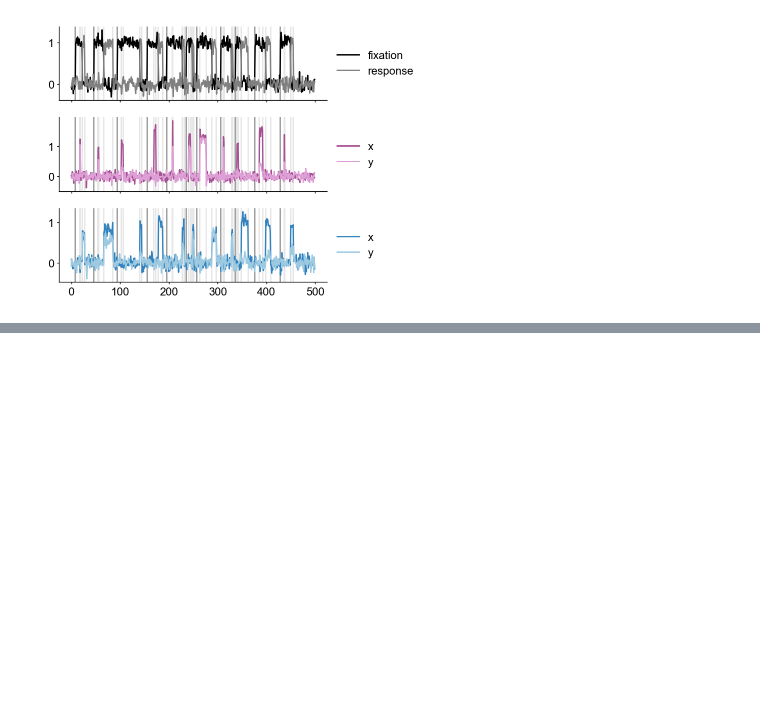
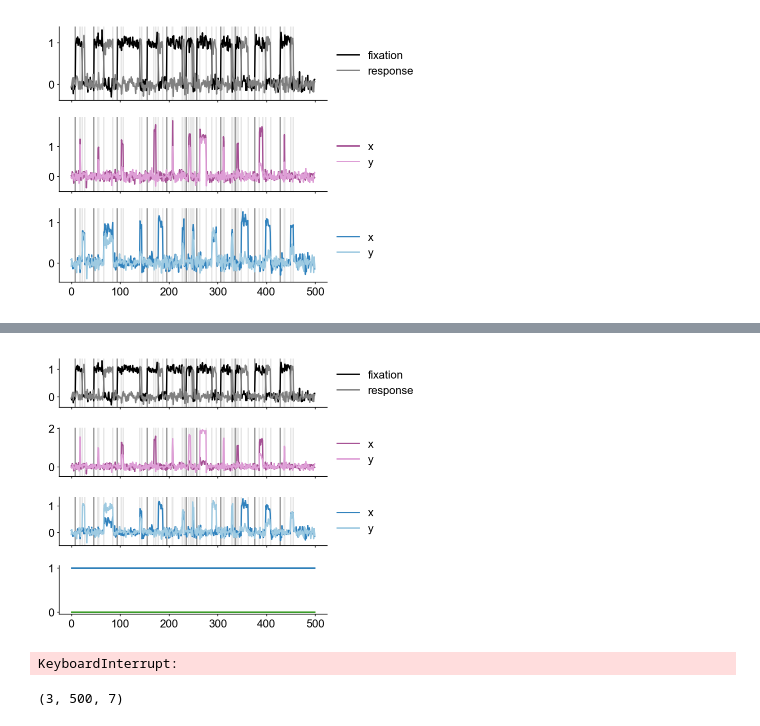
Before and after one commit to kaijfox/loop-dynamical-rnns, a Jupyter notebook: notebooks/24-07-17_driscoll-rnns.ipynb, the cells around one changed output, grey strips where cells are left out. Saved outputs shown, nothing was run; the diff lists cells and outputs as text; code cells hidden in the pictures; blank space fills up the shorter version.

```diff
--- a/notebooks/24-07-17_driscoll-rnns.ipynb
+++ b/notebooks/24-07-17_driscoll-rnns.ipynb
@@ -448,0 +465,16 @@ Reloading 'dynrn.rnntasks'.
+# %%
+multitask = DriscollTasks.merge_datasets([memorypro, memoryant, memoryrev])
+fig, ax = plt.subplots(4, 1, figsize=(4, 3), sharex = True)
+DriscollTasks.plot_session(
+    multitask["block_tasks"][0],
+    ax[:3],
+    multitask['stimuli'][..., :-multitask['n_task_flags']],
+    multitask['targets'],
+    multitask['periods'],
+    legend=True,
+    ax_size=(4, 0.7)
+)
+ax[3].plot(multitask['stimuli'][0, :, -multitask['n_task_flags']:])
+plotter.finalize(fig, None)
+# %% [output]
+[figure, added]
@@ -448,0 +513,33 @@ Reloading 'dynrn.rnntasks'.
+# %%
+x = th.tensor(multitask['stimuli'], dtype=th.float32)
+y = th.tensor(multitask['targets'], dtype=th.float32)
+
+th.manual_seed(0)
+rnn = rnns.BasicRNN_LN(
+    x.shape[-1], 1024, y.shape[-1], alpha=1, act=nn.Softplus(), bias=True
+)
+with th.no_grad():
+    W = scipy.stats.ortho_group.rvs(rnn.nh, random_state=0)
+    rnn.h2h.weight.data = th.tensor(W, dtype=th.float32)
+rnn.to(device)
+
+script_rnn = jit.script(rnn)
+
+opt = optim.Adam(rnn.parameters(), weight_decay=0, lr=1e-4)
+losses, yhats = rnns.fit_rnn(
+    script_rnn,
+    x,
+    y,
+    opt,
+    n_steps=50,
+    h_init = rnn.init_hidden(x.shape[0], device),
+    return_h=False,
+    device=device,
+    session_batch=100
+)
+# %% [output]
+KeyboardInterrupt:
+# %%
+multitask['stimuli'].shape
+# %% [output]
+(3, 500, 7)
```
Also changed, not shown: parts of 8 cells of this notebook, 3 other files.
